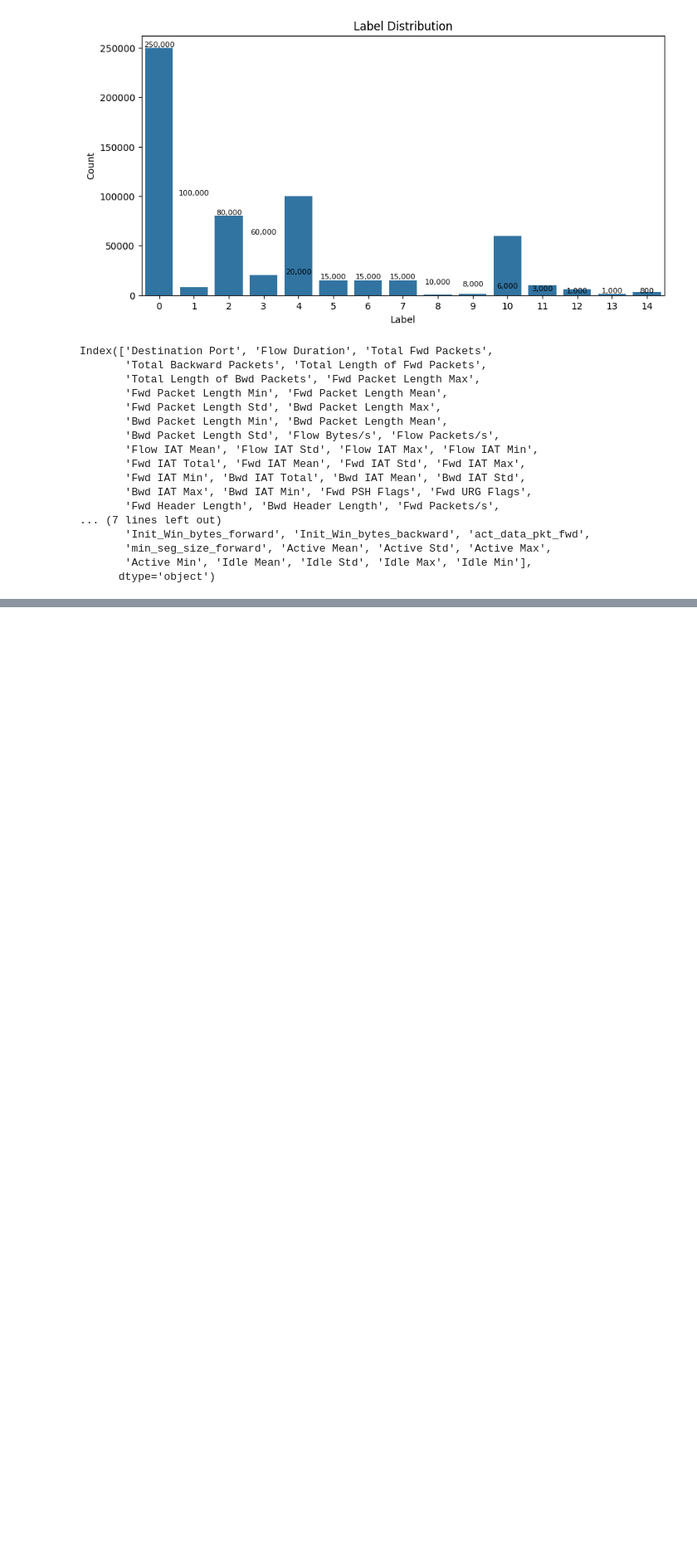
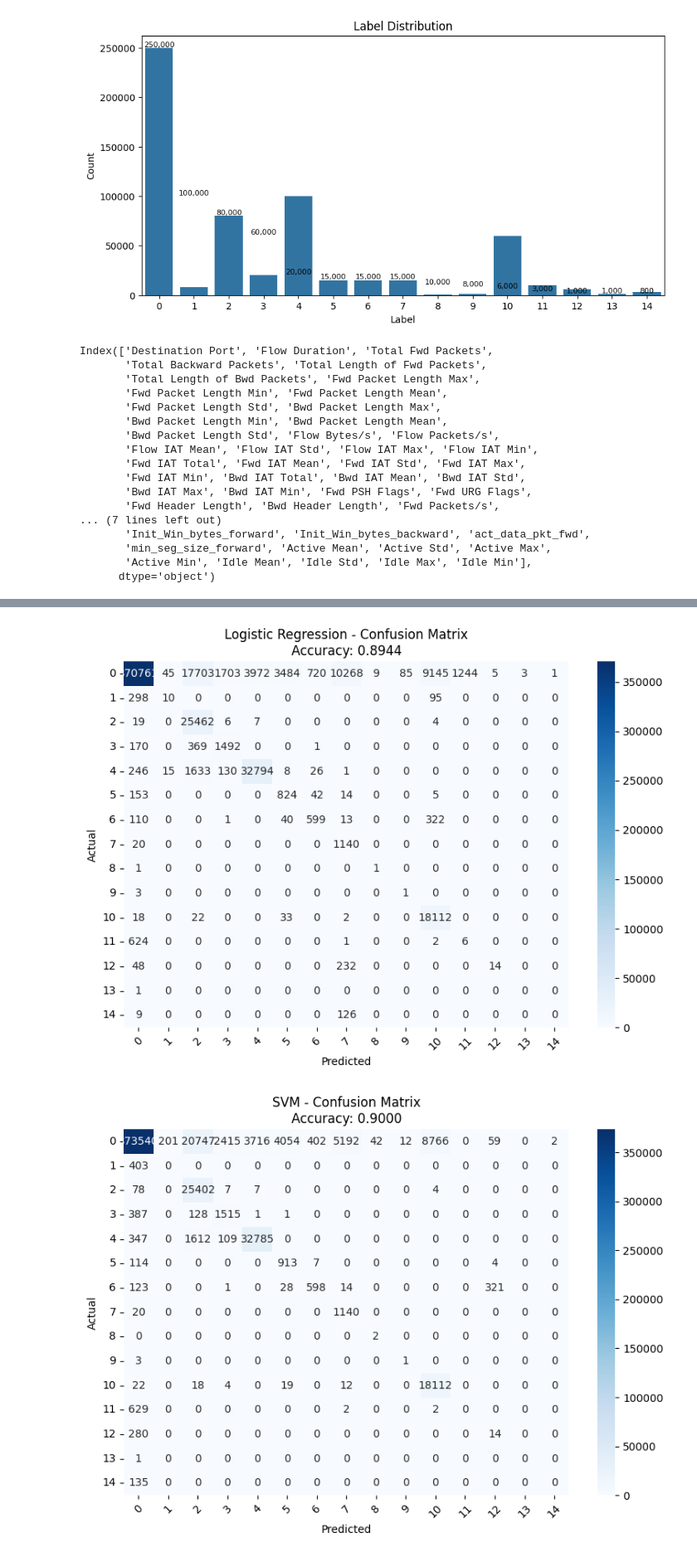
Before and after one commit to mituvibe/Lab-6, a Jupyter notebook: Network-Intrusion-Detection-ML-Xuan/src/TrainingModel.ipynb, the cells around one changed output, grey strips where cells are left out. Shown at 83% size. Drawn from its saved outputs; the diff is of its cells as text; code cells hidden in the pictures; blank space fills up the shorter version.

Commit message:
feat: train and compare 5 ML models, save Random Forest

```diff
--- a/Network-Intrusion-Detection-ML-Xuan/src/TrainingModel.ipynb
+++ b/Network-Intrusion-Detection-ML-Xuan/src/TrainingModel.ipynb
@@ -545,0 +607,5 @@ X_test = X_test[selected_features]
+# %%
+# Random Forest
+rf_model = RandomForestClassifier(n_estimators=100, random_state=42)
+rf_model.fit(X_train_res, y_train_res)
+print("Random Forest trained.")
@@ -545,0 +660,16 @@ X_test = X_test[selected_features]
+# %%
+rows = []
+for name, (model, X_eval, y_eval) in models.items():
+    y_pred = model.predict(X_eval)
+    rows.append({
+        "Model": name,
+        "Accuracy":          accuracy_score(y_eval, y_pred),
+        "Macro Precision":   precision_score(y_eval, y_pred, average="macro", zero_division=0),
+        "Macro Recall":       recall_score(y_eval, y_pred, average="macro", zero_division=0),
+        "Macro F1-score":    f1_score(y_eval, y_pred, average="macro", zero_division=0),
+        "Weighted Precision": precision_score(y_eval, y_pred, average="weighted", zero_division=0),
+        "Weighted Recall":    recall_score(y_eval, y_pred, average="weighted", zero_division=0),
+        "Weighted F1":        f1_score(y_eval, y_pred, average="weighted", zero_division=0),
+    })
+df_compare = pd.DataFrame(rows).set_index("Model")
+print(df_compare.round(4).to_string())
@@ -545,0 +684,27 @@ X_test = X_test[selected_features]
+# %%
+for name, (model, X_eval, y_eval) in models.items():
+    y_pred = model.predict(X_eval)
+    cm = confusion_matrix(y_eval, y_pred)
+
+    plt.figure(figsize=(8, 6))
+    sns.heatmap(
+        cm,
+        annot=True,
+        fmt="d",
+        cmap="Blues",
+        xticklabels=label_names,
+        yticklabels=label_names
+    )
+
+    acc = accuracy_score(y_eval, y_pred)
+    plt.title(f"{name} - Confusion Matrix\nAccuracy: {acc:.4f}", fontsize=12)
+    plt.xlabel("Predicted")
+    plt.ylabel("Actual")
+    plt.xticks(rotation=45)
+    plt.yticks(rotation=0)
+
+    plt.tight_layout()
+    plt.show()
+# %% [output]
+[figure, added]
+[figure, added]
```
Also changed, not shown: parts of 13 cells of this notebook, 7 other files.
